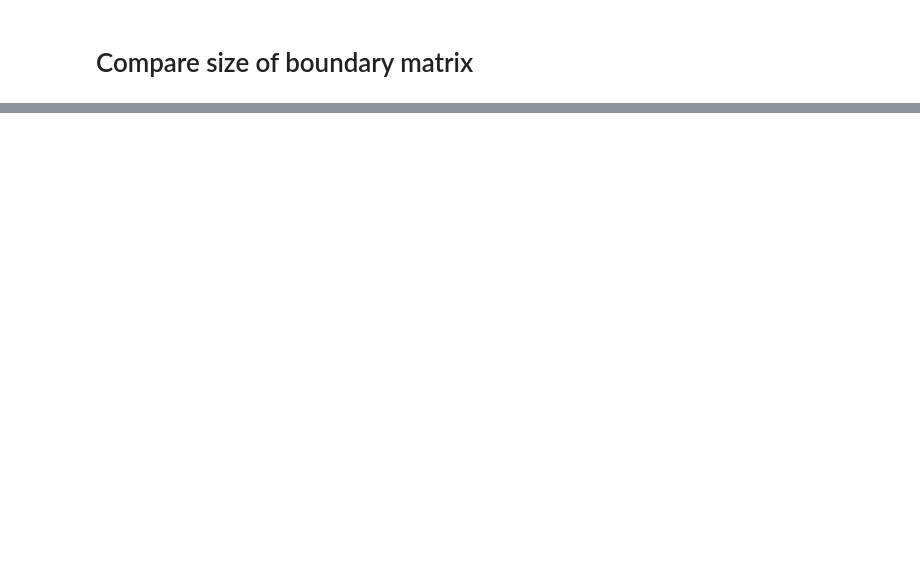
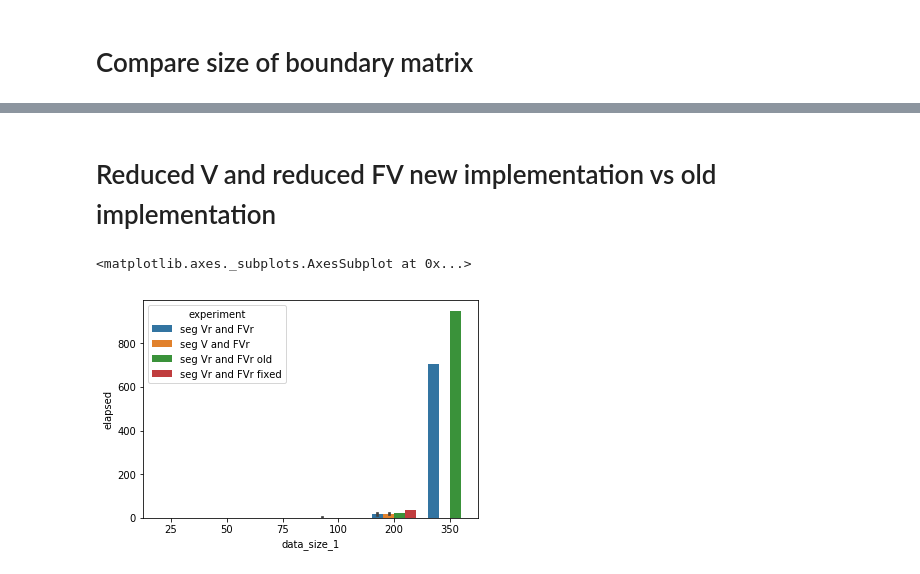
Before and after one commit to mjirik/LarSurf.jl, a Jupyter notebook: experiments/exp_surface_full_vs_reduced.ipynb, the cells around one changed output, grey strips where cells are left out. Cells and saved outputs as stored; diff of their text form; code cells hidden in the pictures; blank space fills up the shorter version.

Commit message:
more tests and experiment support

```diff
--- a/experiments/exp_surface_full_vs_reduced.ipynb
+++ b/experiments/exp_surface_full_vs_reduced.ipynb
@@ -79,2 +79,9 @@ sns.barplot(data=df[~df.experiment.str.contains("seg") & ~df.experiment.str.cont
 # %%
 # sns.lmplot(data=df, x="block_", y="time", hue="acquisition", order=3)
+# %% [markdown]
+# Reduced V and reduced FV new implementation vs old implementation
+# %%
+sns.barplot(data=df[df.experiment.str.contains("seg") & (df.boundary3_size_1==16) & ~df.experiment.str.contains("FVfr")], x="data_size_1", y="elapsed", hue="experiment")
+# %% [output]
+<matplotlib.axes._subplots.AxesSubplot at 0x...>
+[figure, added]
```
Also changed, not shown: parts of 6 cells of this notebook, 8 other files.
